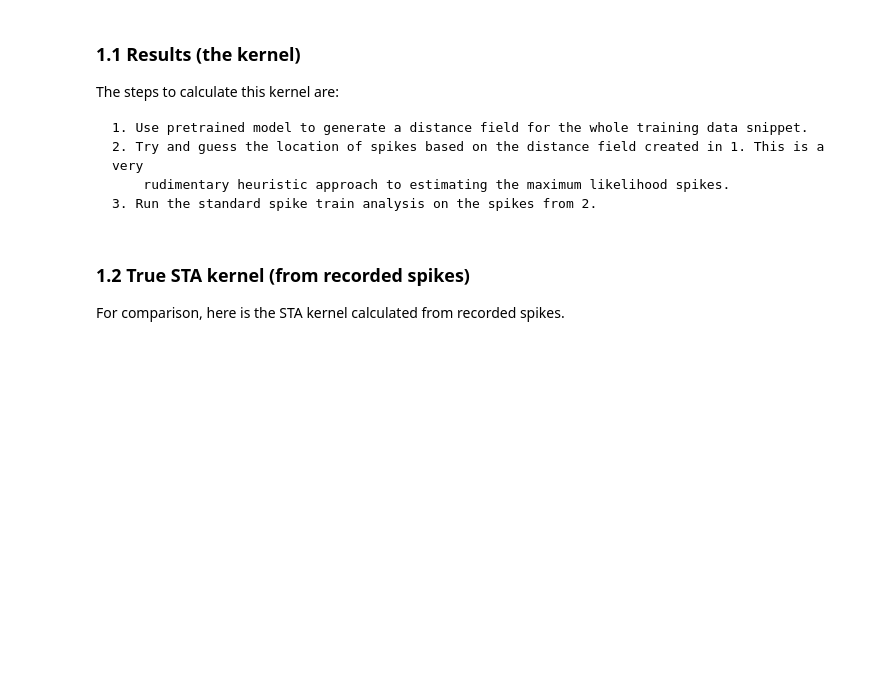
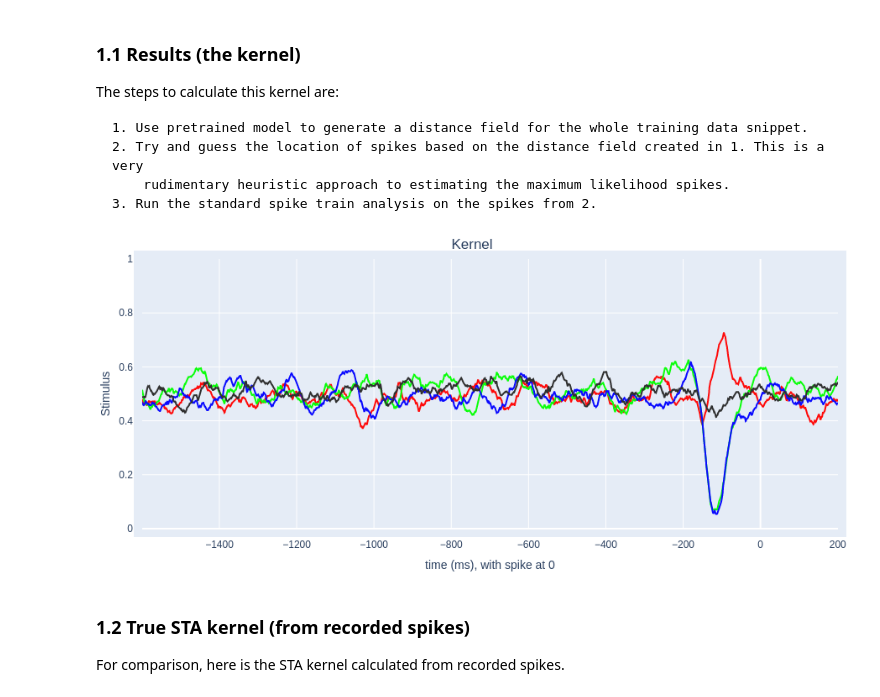
Before and after one commit to BadenLab/retinapy, a Jupyter notebook: notebooks/kernel_from_distmodel.ipynb, the cells around one changed output. Drawn from its saved outputs; the diff is of its cells as text; code cells hidden in the pictures; blank space fills up the shorter version.

```diff
--- a/notebooks/kernel_from_distmodel.ipynb
+++ b/notebooks/kernel_from_distmodel.ipynb
@@ -88,9 +99,12 @@ assert pathlib.Path(model_ckpt).resolve().exists()
 # %%
 # Create datasets and model.
 input_len = 3174
-output_len = 400 # 398...hmm
+output_len = 400
 downsample = 9
-trainable = sp.DistFieldCnnTGroup.create_trainable([rec], sp.Configuration(downsample, input_len, output_len), opt=None)
+opt = sp.args_from_yaml(arg_file)
+opt.stride = 1
+trainable = sp.TransformerTGroup.create_trainable([rec], sp.Configuration(downsample, input_len, output_len),
+                                          opt=opt)
 retinapy.models.load_model(trainable.model, model_ckpt)
 trainable.model.eval()
 trainable.model.cuda();
@@ -102,5 +111,7 @@ RuntimeError: Error(s) in loading state_dict for DistanceFieldCnnModel:
 # %%
-snippet_shape = trainable.test_ds[0][0].T.shape
+test_ds = trainable.test_ds.datasets[0]
+snippet_shape = test_ds[0]['snippet'].T.shape
+print(snippet_shape)
 snippet_len = snippet_shape[0]
 print(f'Snippet shape: {snippet_shape}, input_len: {input_len}, output_len: {output_len}')
 assert snippet_shape[0] == (input_len + output_len)
@@ -128,17 +142,14 @@ def whole_distfield(trainable, pred_len=200, pred_start=100, snippet_pad=600):
         _slice = (pred_start, pred_start + pred_len)
         summed = torch.zeros(size=(len(trainable.test_ds)+pred_len,), device='cpu')
         for i in range(0, len(trainable.test_ds), step):
-            sample = trainable.test_ds[i]
-            assert len(sample) == 3
-            torch_sample = tuple(
-                torch.unsqueeze(torch.Tensor(e).float().cuda(), 0) for e in sample)
-            model_out, _ = trainable.forward(torch_sample)
+            sample = get_sample(trainable.test_ds, i)
+            model_out, _ = trainable.forward(sample)
             summed[i:i+pred_len] = model_out[0,pred_start:pred_start + pred_len].cpu()
         summed /= num_overlap
     # Urh. There is a prefix due to spike prediction happening after the 3174 bins that
     # are used for the input. Add in the offset for the fact that we are not taking the
     # whole model output, but a slice starting at pred_start.
-    prefix_len = trainable.test_ds.mask_slice.start + pred_start - 1
+    prefix_len = test_ds.mask_slice.start + pred_start - 1
     suffix_len = output_len - (pred_len + pred_start) + snippet_pad
     #  150ms. Aiming for the average distance.
     pad_value_as_dist = 300
@@ -192,27 +203,29 @@ def _blur(x, sigma):
 
 
 def sta(trainable):
+    test_ds = trainable.test_ds.datasets[0]
     threshold = 0
     pred_len = 200
     pred_start = 100
-    snippet_pad = 600
-    print(f'len(test_ds): {len(trainable.test_ds)}')
-    print(len(trainable.test_ds) + 1000 + input_len)
-    assert len(trainable.test_ds)+1000+input_len-1 == len(trainable.test_ds.ds.recording.stimulus)
+    snippet_pad = test_ds.pad
+    print(f'len(test_ds): {len(test_ds)}')
+    print(len(test_ds) + 1000 + input_len)
+    print(len(test_ds.ds.recording.stimulus))
+    #assert len(test_ds)+1000+input_len-1 == len(test_ds.ds.recording.stimulus)
     distfield = whole_distfield(trainable, pred_len, pred_start, snippet_pad)
 
     # Predicted spikes.
-    pred_spikes, spline = infer_spikes_via_spline(distfield, dist_threshold=0.6, grad_threshold=0.2)
+    pred_spikes, spline = infer_spikes_via_spline(distfield, dist_threshold=-0.9, grad_threshold=0.2)
     num_color_channels = 4
     #Actual spikes
-    actual_spikes = trainable.test_ds.ds.recording.spikes[:,0]
+    actual_spikes = test_ds.ds.recording.spikes[:,0]
 
     print_stats(pred=pred_spikes, actual=actual_spikes)
     pred_spike_idxs = np.squeeze(np.nonzero(pred_spikes))
     actual_spike_idxs = np.squeeze(np.nonzero(actual_spikes))
-    stim =  trainable.test_ds.ds.recording.stimulus
-    pred_spike_snippets = retinapy.mea.spike_snippets(stim, pred_spike_idxs, 1, 1, total_len=input_len+output_len, post_spike_len=output_len)
-    actual_spike_snippets = retinapy.mea.spike_snippets(stim, actual_spike_idxs, 1, 1, total_len=input_len+output_len, post_spike_len=output_len)
+    stim =  test_ds.ds.recording.stimulus
+    pred_spike_snippets = retinapy.mea.spike_snippets(stim, pred_spike_idxs, total_len=input_len+output_len, post_spike_len=output_len)
+    actual_spike_snippets = retinapy.mea.spike_snippets(stim, actual_spike_idxs, total_len=input_len+output_len, post_spike_len=output_len)
     pred_kernel = np.mean(pred_spike_snippets, axis=0)
     actual_kernel = np.mean(actual_spike_snippets, axis=0)
     return pred_kernel, actual_kernel, distfield, pred_spikes
@@ -231,7 +260,11 @@ The steps to calculate this kernel are:
         rudimentary heuristic approach to estimating the maximum likelihood spikes.
     3. Run the standard spike train analysis on the spikes from 2.
 # %%
-kernel_plot(pred_kernel_1ms, kernel_pad=kernel_pad_1ms, bin_duration_ms=bin_duration_ms)
+fig = kernel_plot(pred_kernel_1ms, kernel_pad=kernel_pad_1ms, bin_duration_ms=bin_duration_ms)
+fig.write_image('../out/kernel_fake.svg')
+fig
+# %% [output]
+[figure, added]
 # %% [markdown]
 ### 1.2 True STA kernel (from recorded spikes)
 For comparison, here is the STA kernel calculated from recorded spikes.
```
Also changed, not shown: parts of 10 cells of this notebook.
